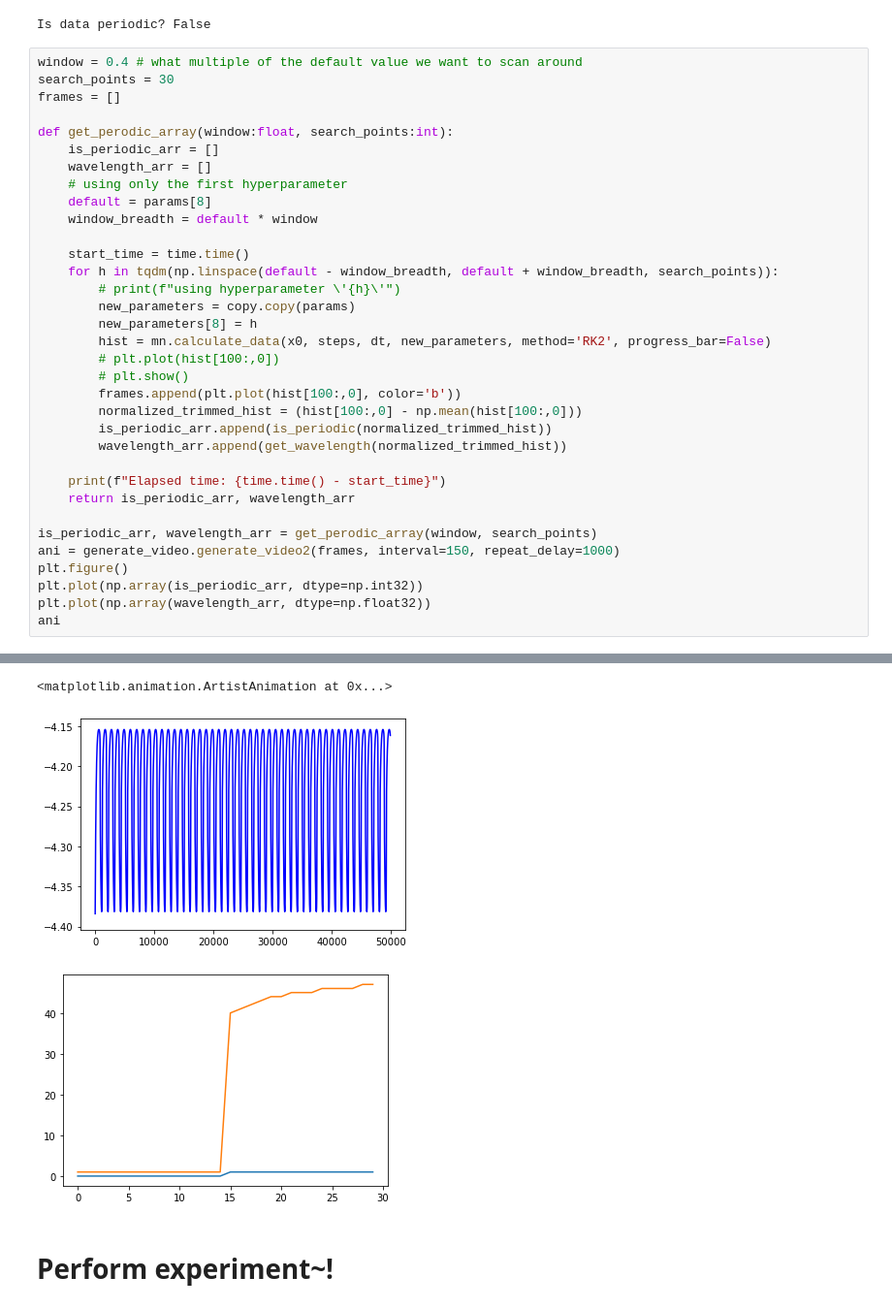
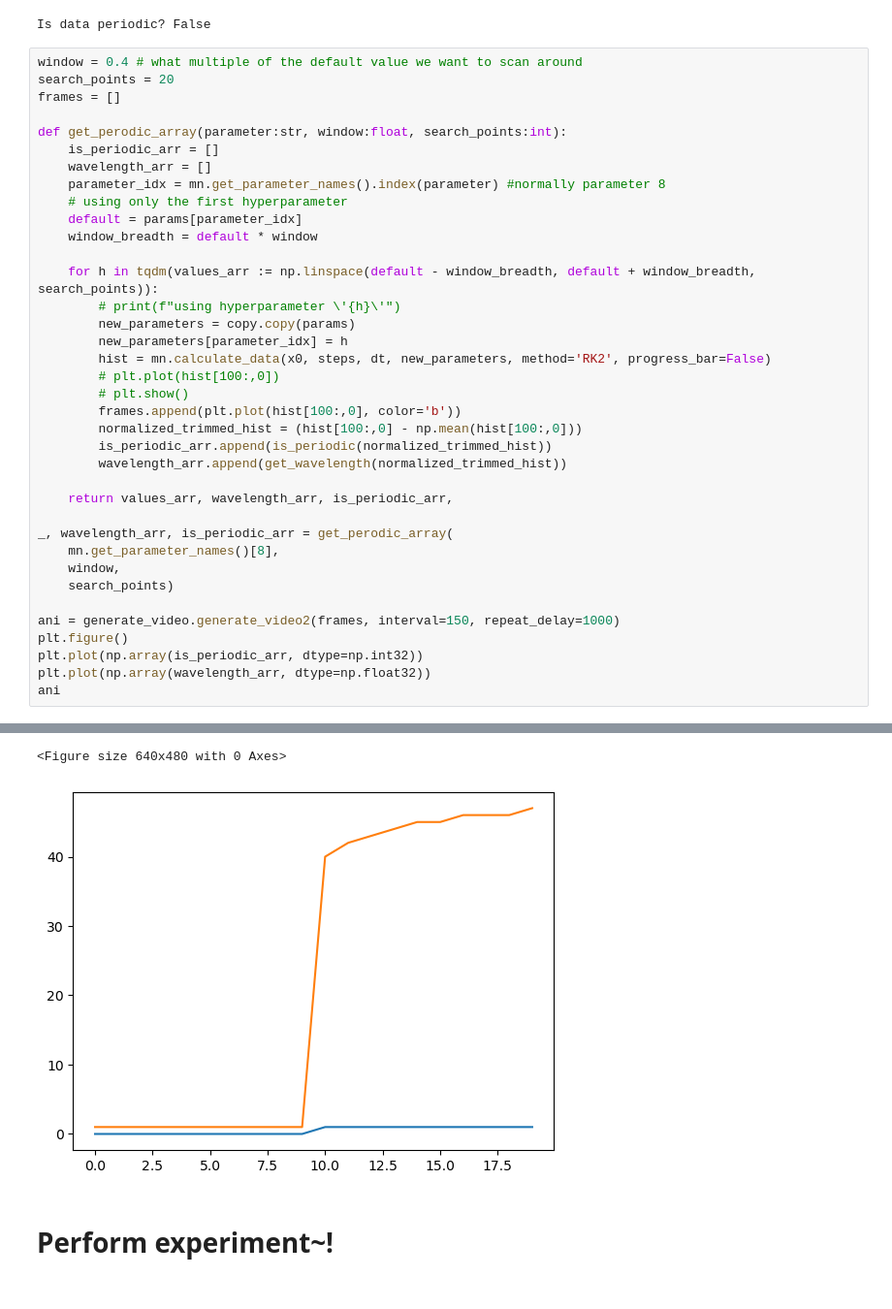
Before and after one commit to ly49nkallo/Research2023, a Jupyter notebook: Research2/hair_model.ipynb, the cells around one changed output, grey strips where cells are left out. Shown: that part at 97% size. Saved outputs shown, nothing was run; the diff lists cells and outputs as text.

```diff
--- a/Research2/hair_model.ipynb
+++ b/Research2/hair_model.ipynb
@@ -69,21 +69,21 @@ print(f"Is data periodic? {is_periodic(hist[100:,0] - np.mean(hist[100:,0]))}")
 Is data periodic? False
 # %%
 window = 0.4 # what multiple of the default value we want to scan around
-search_points = 30
+search_points = 20
 frames = []
 
-def get_perodic_array(window:float, search_points:int):
+def get_perodic_array(parameter:str, window:float, search_points:int):
     is_periodic_arr = []
     wavelength_arr = []
+    parameter_idx = mn.get_parameter_names().index(parameter) #normally parameter 8
     # using only the first hyperparameter
-    default = params[8]
+    default = params[parameter_idx]
     window_breadth = default * window
 
-    start_time = time.time()
-    for h in tqdm(np.linspace(default - window_breadth, default + window_breadth, search_points)):
+    for h in tqdm(values_arr := np.linspace(default - window_breadth, default + window_breadth, search_points)):
         # print(f"using hyperparameter \'{h}\'")
         new_parameters = copy.copy(params)
-        new_parameters[8] = h
+        new_parameters[parameter_idx] = h
         hist = mn.calculate_data(x0, steps, dt, new_parameters, method='RK2', progress_bar=False)
         # plt.plot(hist[100:,0])
         # plt.show()
@@ -92,10 +92,13 @@ def get_perodic_array(window:float, search_points:int):
         is_periodic_arr.append(is_periodic(normalized_trimmed_hist))
         wavelength_arr.append(get_wavelength(normalized_trimmed_hist))
 
-    print(f"Elapsed time: {time.time() - start_time}")
-    return is_periodic_arr, wavelength_arr
+    return values_arr, wavelength_arr, is_periodic_arr,
 
-is_periodic_arr, wavelength_arr = get_perodic_array(window, search_points)
+_, wavelength_arr, is_periodic_arr = get_perodic_array(
+    mn.get_parameter_names()[8],
+    window,
+    search_points)
+
 ani = generate_video.generate_video2(frames, interval=150, repeat_delay=1000)
 plt.figure()
 plt.plot(np.array(is_periodic_arr, dtype=np.int32))
@@ -106,5 +110,4 @@ Elapsed time: 35.073216915130615
-<matplotlib.animation.ArtistAnimation at 0x...>
+<Figure size 640x480 with 0 Axes>
-[figure, old version]
-[figure, old version]
+[figure, new version]
 # %% [markdown]
 # Perform experiment~!
```
Also changed, not shown: parts of 2 cells of this notebook, 3 other files.
